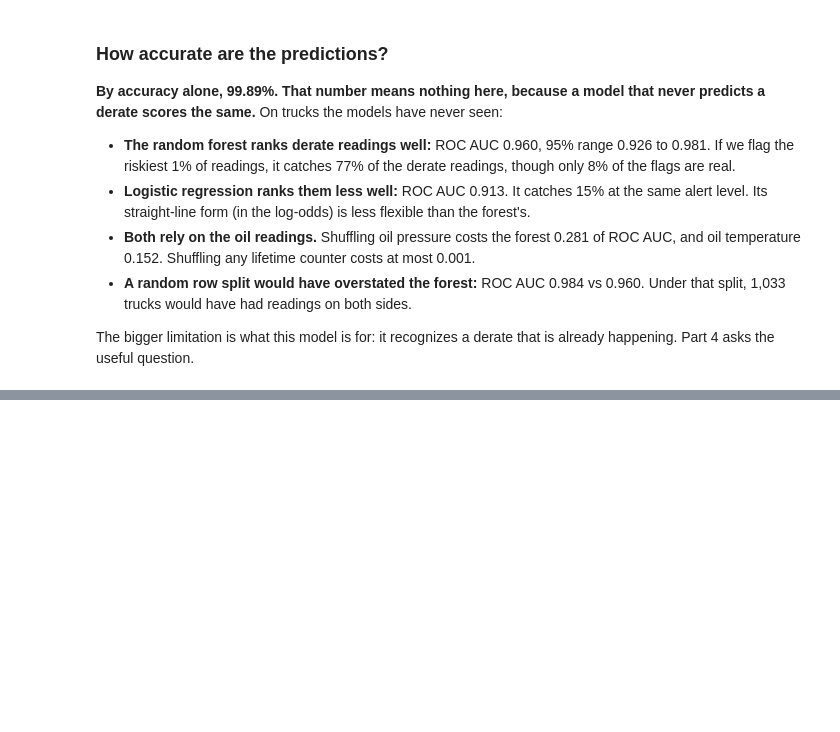
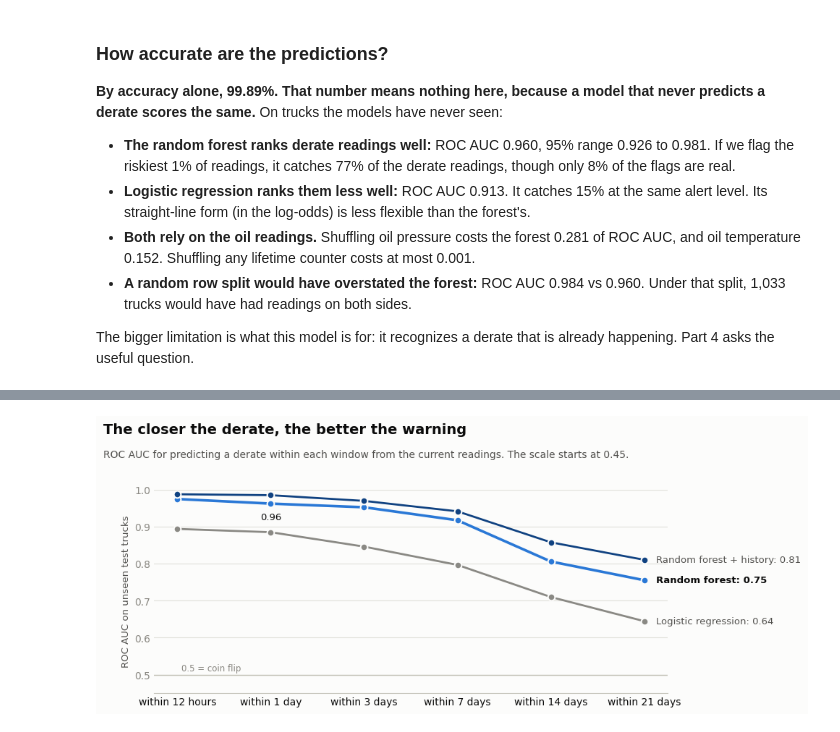
Before and after one commit to AI-for-Analytics-4/Big_NSS, a Jupyter notebook: submissions/juan_zavala/derate_prediction.ipynb, the cells around one changed output, grey strips where cells are left out. Cells and saved outputs as stored; diff of their text form; code cells hidden in the pictures; blank space fills up the shorter version.

```diff
--- a/submissions/juan_zavala/derate_prediction.ipynb
+++ b/submissions/juan_zavala/derate_prediction.ipynb
@@ -913,0 +934,15 @@ The bigger limitation is what this model is for: it recognizes a derate that is
+# %%
+# [CLAUDE] For every normal reading, find the same truck's next derate strictly after it, plus how long the truck was
+# observed afterward (for censoring). merge_asof needs both tables sorted by time; a stable sort keeps the order reproducible.
+normal = clean.loc[~clean['Derate'], ['EquipmentID', 'EventTimeStamp'] + MEASURES].rename_axis('row_id').reset_index()
+normal = normal.sort_values(['EventTimeStamp', 'row_id'], kind='mergesort').reset_index(drop=True)
+events = derate_events[['EquipmentID', 'EventTimeStamp']].assign(next_derate=derate_events['EventTimeStamp'])
+after = pd.merge_asof(normal, events, on='EventTimeStamp', by='EquipmentID', direction='forward', allow_exact_matches=False)
+at_or_after = pd.merge_asof(normal, events, on='EventTimeStamp', by='EquipmentID', direction='forward', allow_exact_matches=True)
+future = after.assign(
+    hours_to_derate=(after['next_derate'] - after['EventTimeStamp']).dt.total_seconds() / 3600,
+    same_time_as_derate=at_or_after['next_derate'].eq(at_or_after['EventTimeStamp']).to_numpy(),
+    hours_observed_after=(after['EquipmentID'].map(last_seen) - after['EventTimeStamp']).dt.total_seconds() / 3600,
+    in_test=after['EquipmentID'].isin(test_trucks))
+print(f'Normal readings: {len(future):,} | with a later derate: {int(future["next_derate"].notna().sum()):,} | '
+      f'sharing a timestamp with a derate (excluded): {int(future["same_time_as_derate"].sum())}')
@@ -913,0 +1168,30 @@ The bigger limitation is what this model is for: it recognizes a derate that is
+# %%
+# [CLAUDE] ROC AUC by window for the three models
+labels = list(HORIZONS)
+for col in ['ROC AUC, logistic regression', 'ROC AUC, random forest', 'ROC AUC, random forest + history']:
+    assert horizons[col].is_monotonic_decreasing, col      # the title below says the warning weakens with distance
+fig, ax = plt.subplots(figsize=(10, 4.4), dpi=100)
+fig.subplots_adjust(left=0.08, right=0.79, top=0.76, bottom=0.12)
+tidy(ax, grid='y')
+for col, color, width, label in [('ROC AUC, logistic regression', LR_COLOR, 2.0, 'Logistic regression'),
+                                 ('ROC AUC, random forest', RF_COLOR, 2.6, 'Random forest'),
+                                 ('ROC AUC, random forest + history', RF_HISTORY_COLOR, 2.0, 'Random forest + history')]:
+    values = horizons[col].to_numpy()
+    ax.plot(range(len(labels)), values, color=color, linewidth=width, solid_joinstyle='round', solid_capstyle='round')
+    ax.plot(range(len(labels)), values, 'o', color=color, markersize=7, markeredgecolor=SURFACE, markeredgewidth=1.5, zorder=3)
+    ax.annotate(f'{label}: {values[-1]:.2f}', (len(labels) - 1, values[-1]), xytext=(12, 0), textcoords='offset points', va='center',
+                fontsize=9.5, color=INK if 'forest' in col and 'history' not in col else INK2, fontweight='bold' if col == 'ROC AUC, random forest' else 'normal')
+day_i = labels.index('1 day')
+ax.annotate(f"{horizons.loc['1 day', 'ROC AUC, random forest']:.2f}", (day_i, horizons.loc['1 day', 'ROC AUC, random forest']),
+            xytext=(0, -16), textcoords='offset points', ha='center', fontsize=9.5, color=INK)
+ax.axhline(0.5, color=BASE, linewidth=1)
+ax.annotate('0.5 = coin flip', (0, 0.5), xytext=(4, 4), textcoords='offset points', fontsize=8.5, color=MUTED)
+ax.set_xticks(range(len(labels))); ax.set_xticklabels([f'within {l}' for l in labels], color=INK)
+ax.set_ylim(0.45, 1.0); ax.set_ylabel('ROC AUC on unseen test trucks', fontsize=9.5)
+fig.text(0.01, 0.97, 'The closer the derate, the better the warning', fontsize=14, fontweight='bold', va='top')
+fig.text(0.01, 0.885, 'ROC AUC for predicting a derate within each window from the current readings. The scale starts at 0.45.',
+         fontsize=10, color=INK2, va='top')
+fig.savefig('images/auc_by_horizon.png', dpi=200)
+plt.show()
+# %% [output]
+[figure, added]
```
Also changed, not shown: parts of 16 cells of this notebook, 3 other files.
